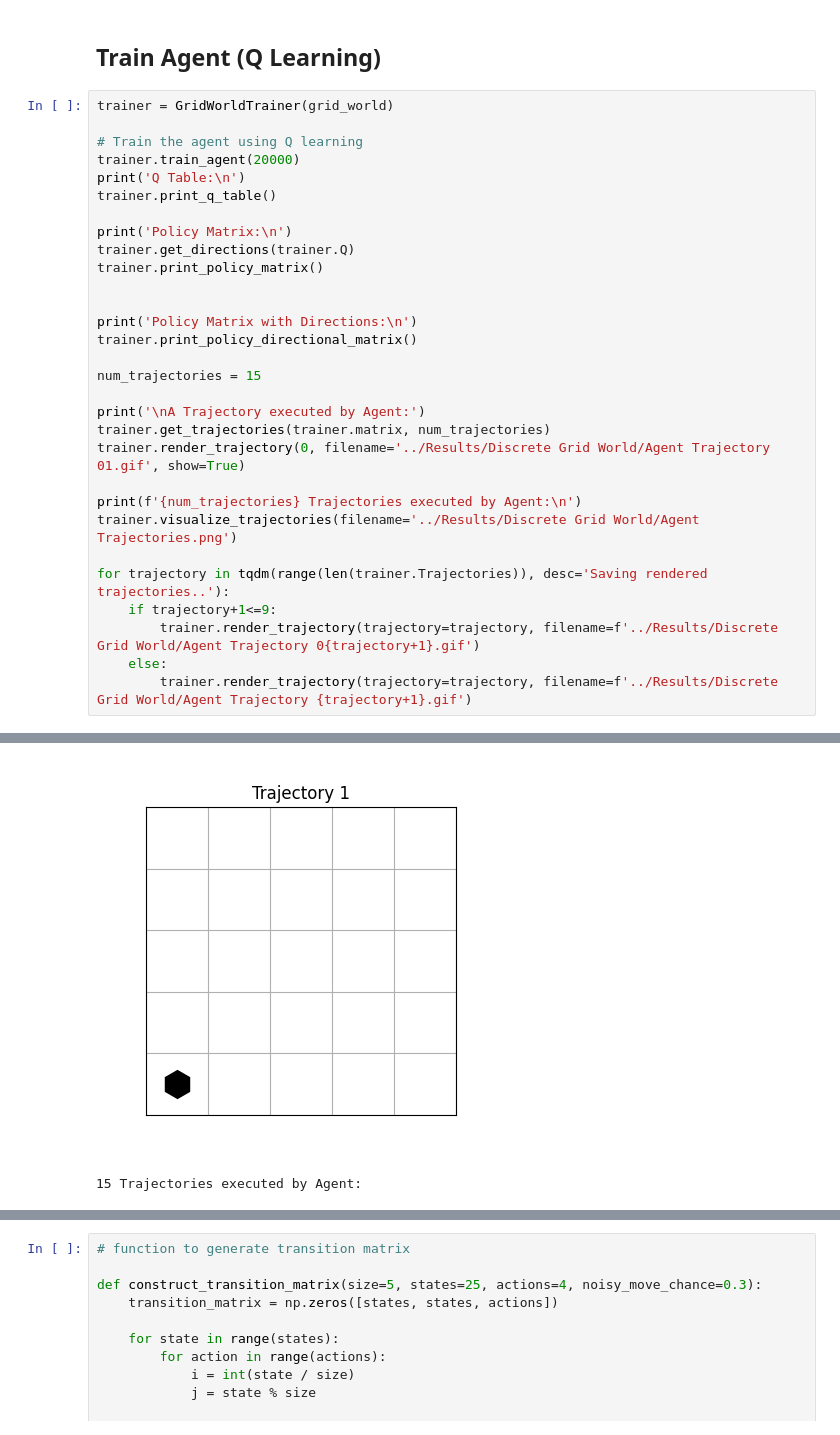
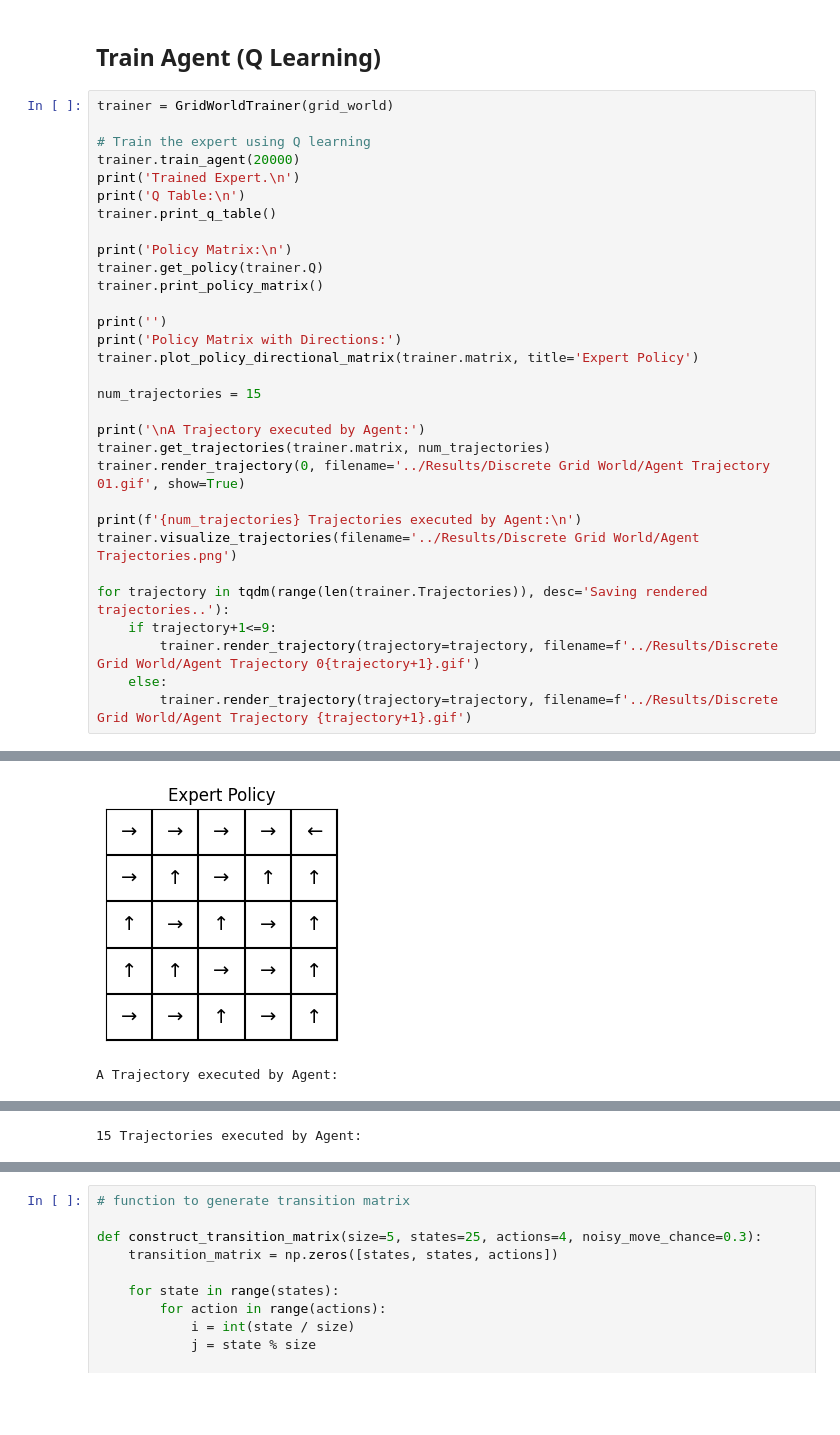
Before and after one commit to Shaz-5/IRL, a Jupyter notebook: Exp 1. Discrete Grid World/Grid_World_IRL_Linear_Programming.ipynb, the cells around one changed output, grey strips where cells are left out. Cells and saved outputs as stored; diff of their text form; blank space fills up the shorter version.

Commit message:
Added plot functions

```diff
--- a/Exp 1. Discrete Grid World/Grid_World_IRL_Linear_Programming.ipynb
+++ b/Exp 1. Discrete Grid World/Grid_World_IRL_Linear_Programming.ipynb
@@ -69,18 +76,19 @@ grid_world.basic_reset()
 # %%
 trainer = GridWorldTrainer(grid_world)
 
-# Train the agent using Q learning
+# Train the expert using Q learning
 trainer.train_agent(20000)
+print('Trained Expert.\n')
 print('Q Table:\n')
 trainer.print_q_table()
 
 print('Policy Matrix:\n')
-trainer.get_directions(trainer.Q)
+trainer.get_policy(trainer.Q)
 trainer.print_policy_matrix()
 
-
-print('Policy Matrix with Directions:\n')
-trainer.print_policy_directional_matrix()
+print('')
+print('Policy Matrix with Directions:')
+trainer.plot_policy_directional_matrix(trainer.matrix, title='Expert Policy')
 
 num_trajectories = 15
 
@@ -117,2 +125,2 @@ A Trajectory executed by Agent:
-[figure, old version]
+[figure, new version]
-15 Trajectories executed by Agent:
+A Trajectory executed by Agent:
@@ -119,0 +128 @@ A Trajectory executed by Agent:
+15 Trajectories executed by Agent:
```
Also changed, not shown: parts of 9 cells of this notebook, 18 other files.
